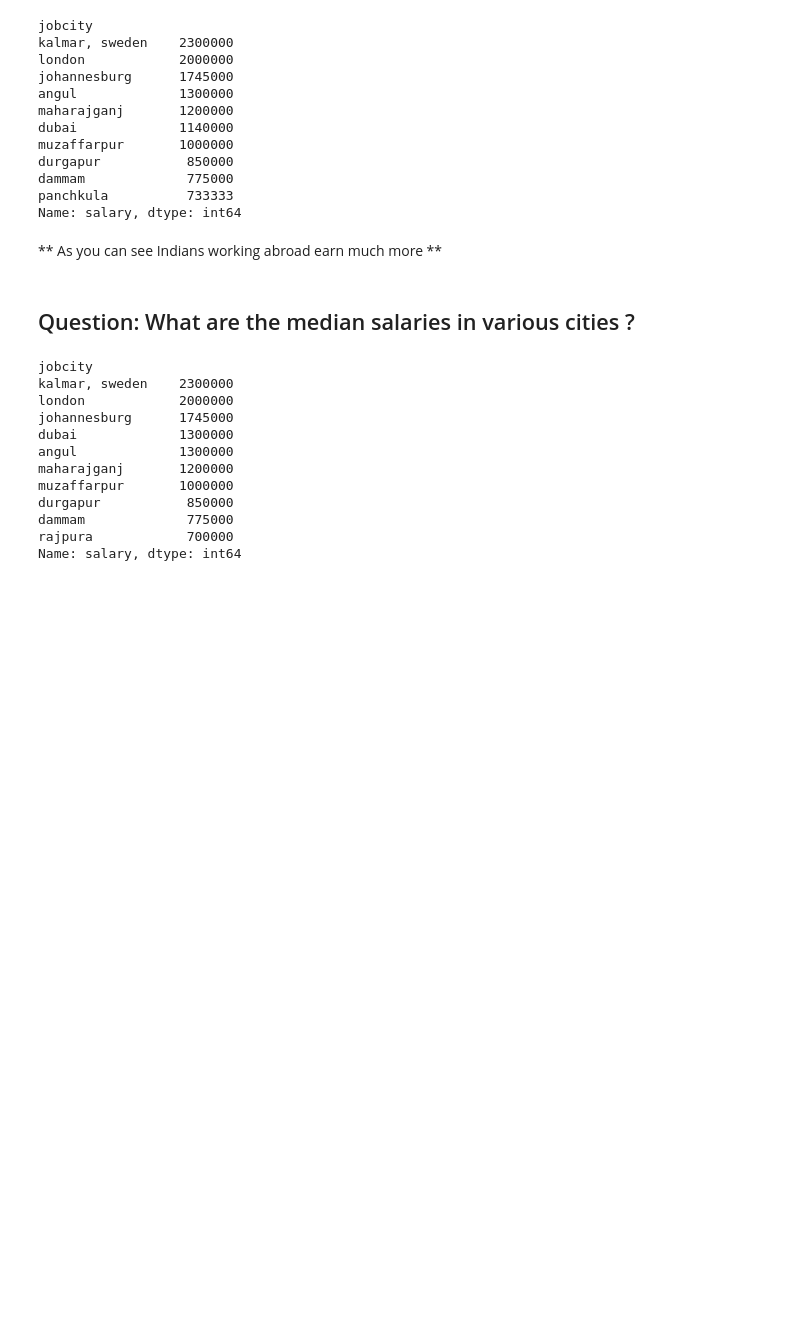
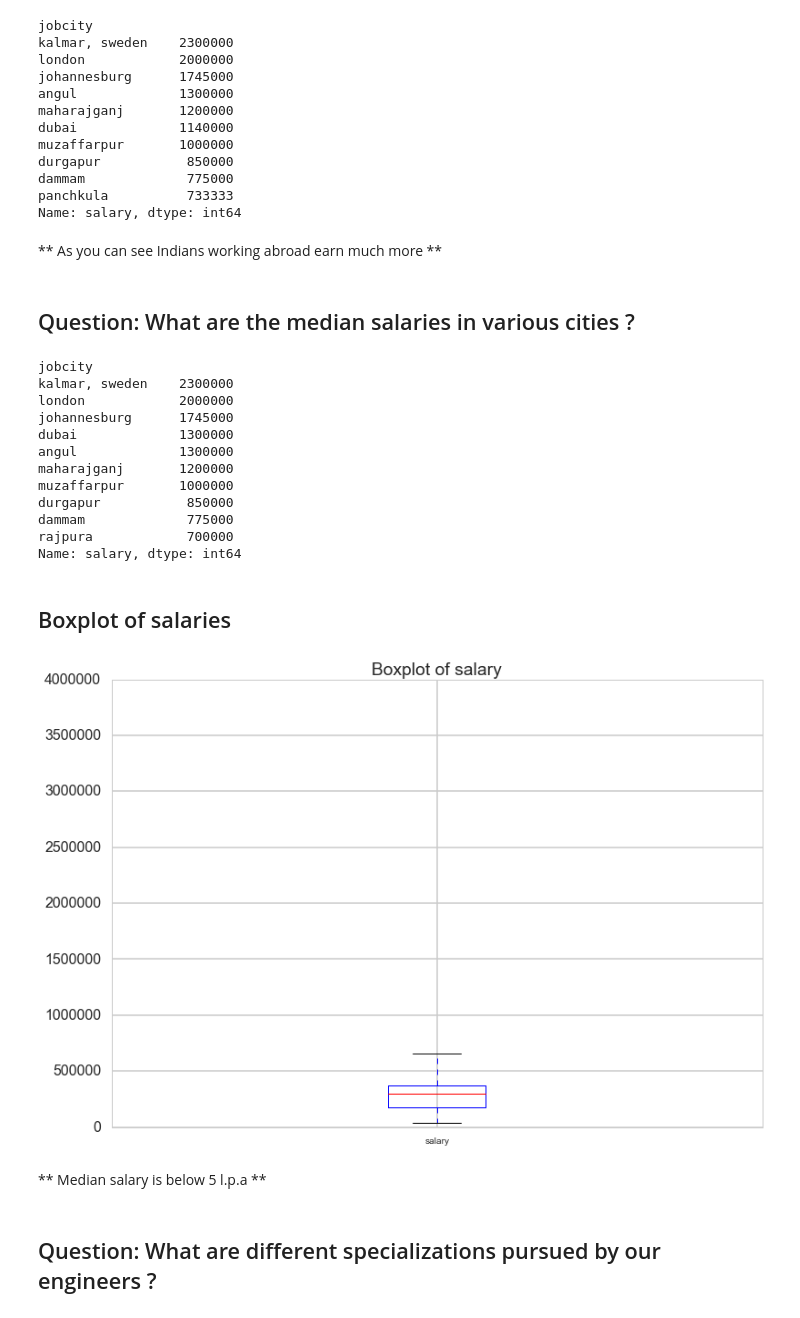
Before and after one commit to numb3r33/CoDS2016, a Jupyter notebook: CODS2016.ipynb, the cells around one changed output. Cells and saved outputs as stored; diff of their text form; code cells hidden in the pictures; blank space fills up the shorter version.

Commit message:
Specialization statistics

```diff
--- a/CODS2016.ipynb
+++ b/CODS2016.ipynb
@@ -193,3 +193,14 @@ durgapur           850000
 dammam             775000
 rajpura            700000
 Name: salary, dtype: int64
+# %% [markdown]
+## Boxplot of salaries
+# %%
+train.boxplot(column='salary')
+plt.title('Boxplot of salary');
+# %% [output]
+[figure, added]
+# %% [markdown]
+** Median salary is below 5 l.p.a **
+# %% [markdown]
+## Question: What are different specializations pursued by our engineers ?
```
Also changed, not shown: parts of 17 cells of this notebook, 1 other file.
